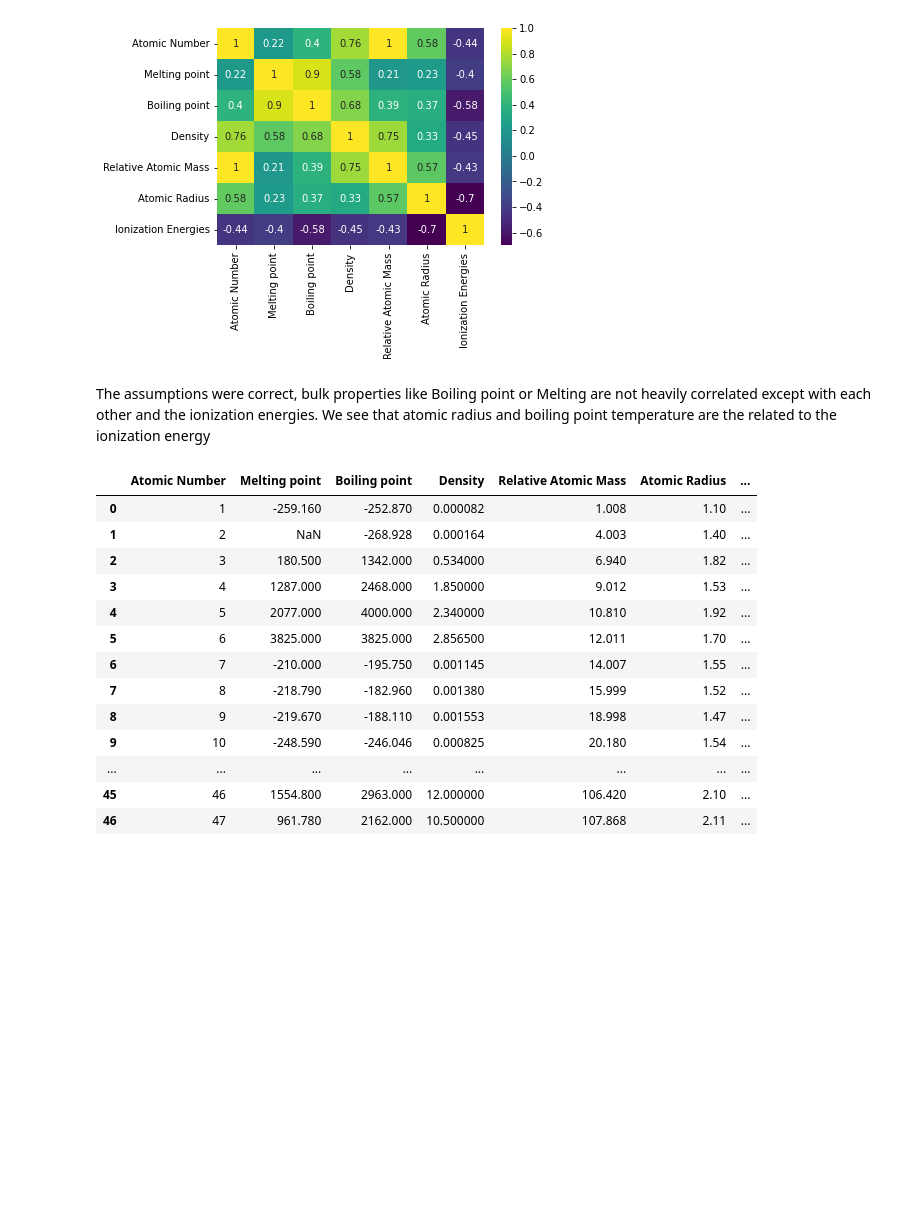
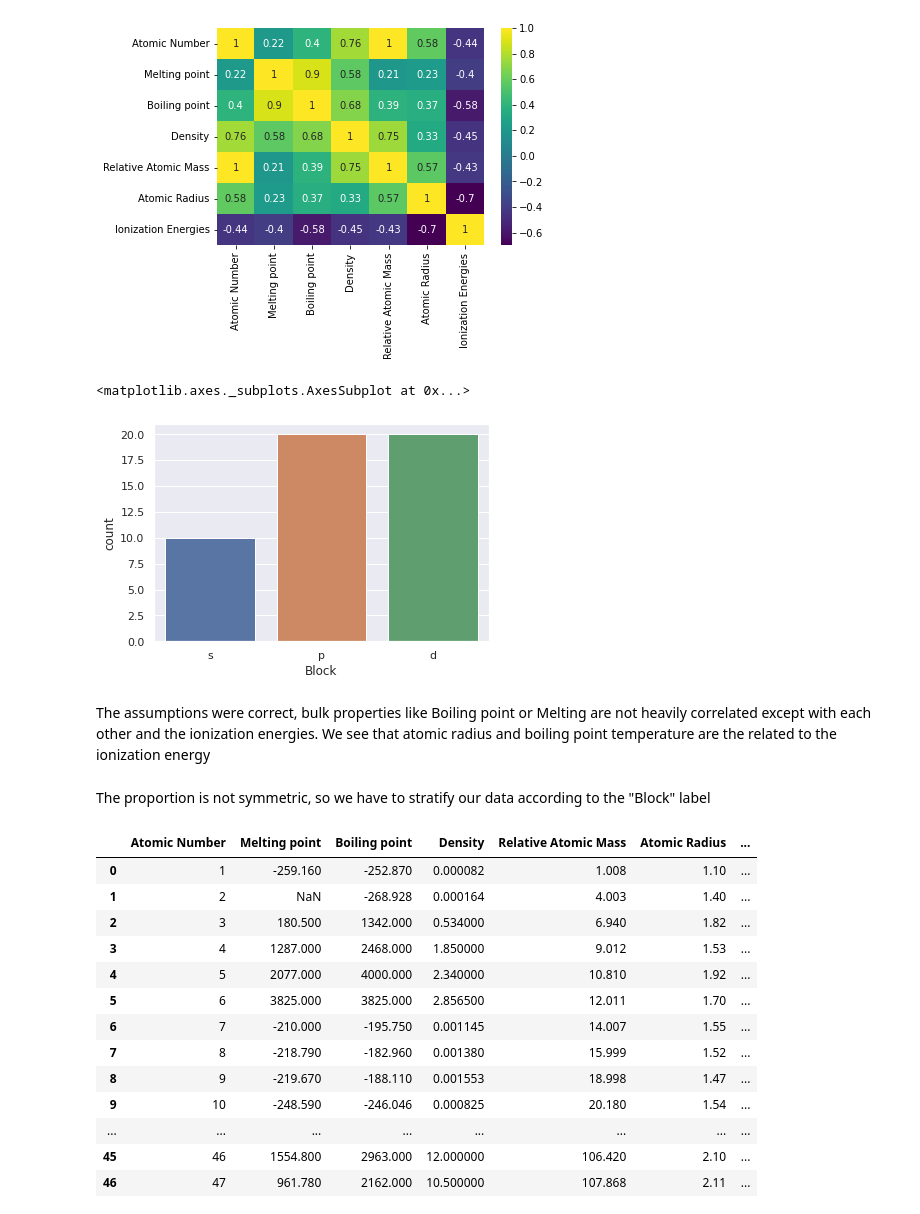
Before and after one commit to ElectricWiz/LinRegressAtomicEnergies, a Jupyter notebook: Energíadeionizacion.ipynb, the cells around one changed output. Cells and saved outputs as stored; diff of their text form; code cells hidden in the pictures; blank space fills up the shorter version.

Commit message:
Stratifies the data because the proportion between s, p, and d atoms is asymmetric

```diff
--- a/Energíadeionizacion.ipynb
+++ b/Energíadeionizacion.ipynb
@@ -40,9 +40,16 @@ sns.heatmap(df1.corr(),cmap="viridis",annot=True)
 # %% [output]
 <matplotlib.axes._subplots.AxesSubplot at 0x...>
 [figure]
+# %%
+sns.countplot(x="Block",data=df1)
+# %% [output]
+<matplotlib.axes._subplots.AxesSubplot at 0x...>
+[figure, added]
 # %% [markdown]
 The assumptions were correct, bulk properties like Boiling point or Melting are not heavily correlated except with each other and the ionization energies.
 We see that atomic radius and boiling point temperature are the related to the ionization energy
+# %% [markdown]
+The proportion is not symmetric, so we have to stratify our data according to the "Block" label
 # %%
 X = df.drop("Ionization Energies",axis=1).values
 y = df["Ionization Energies"].values
```
Also changed, not shown: parts of 6 cells of this notebook.
